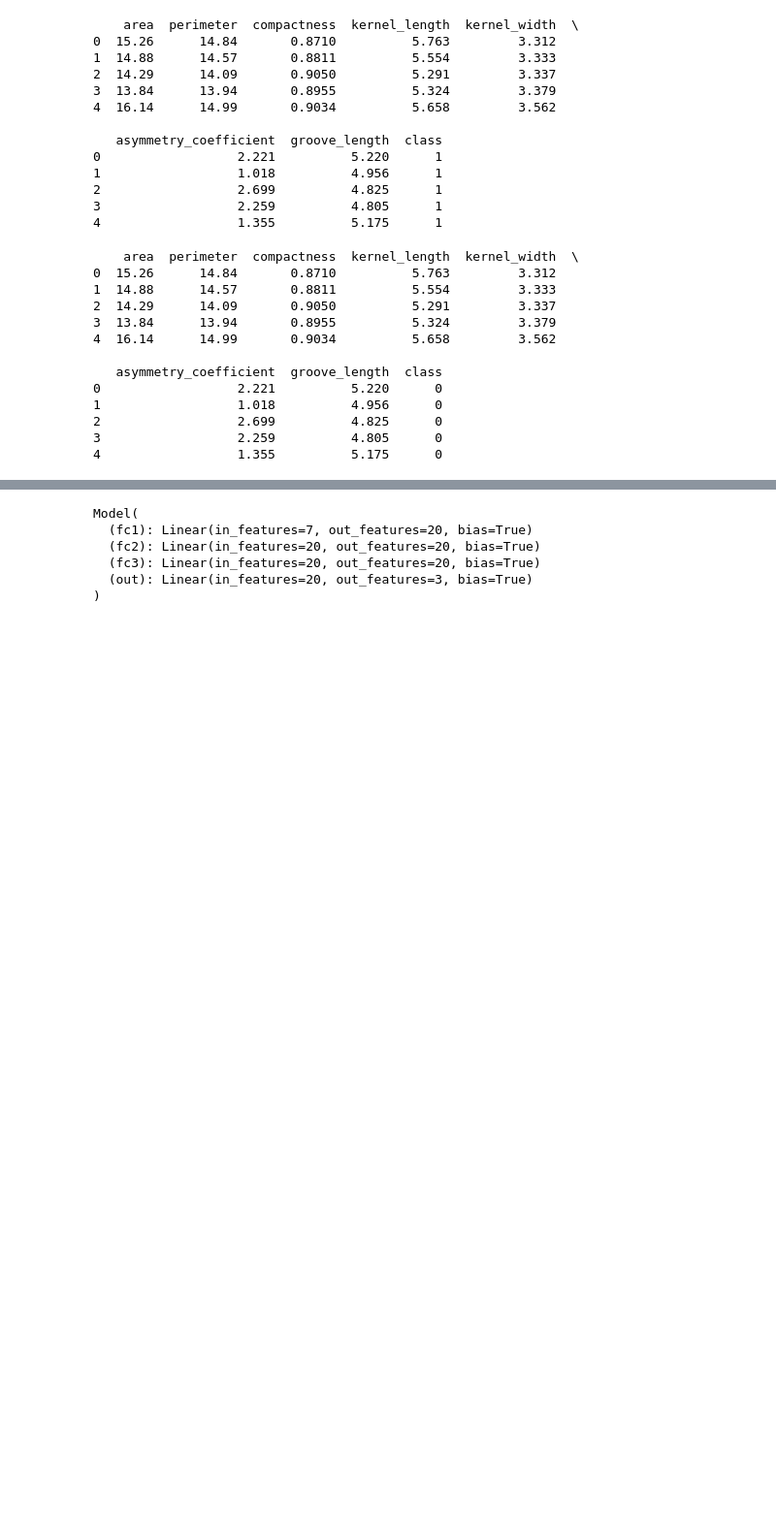
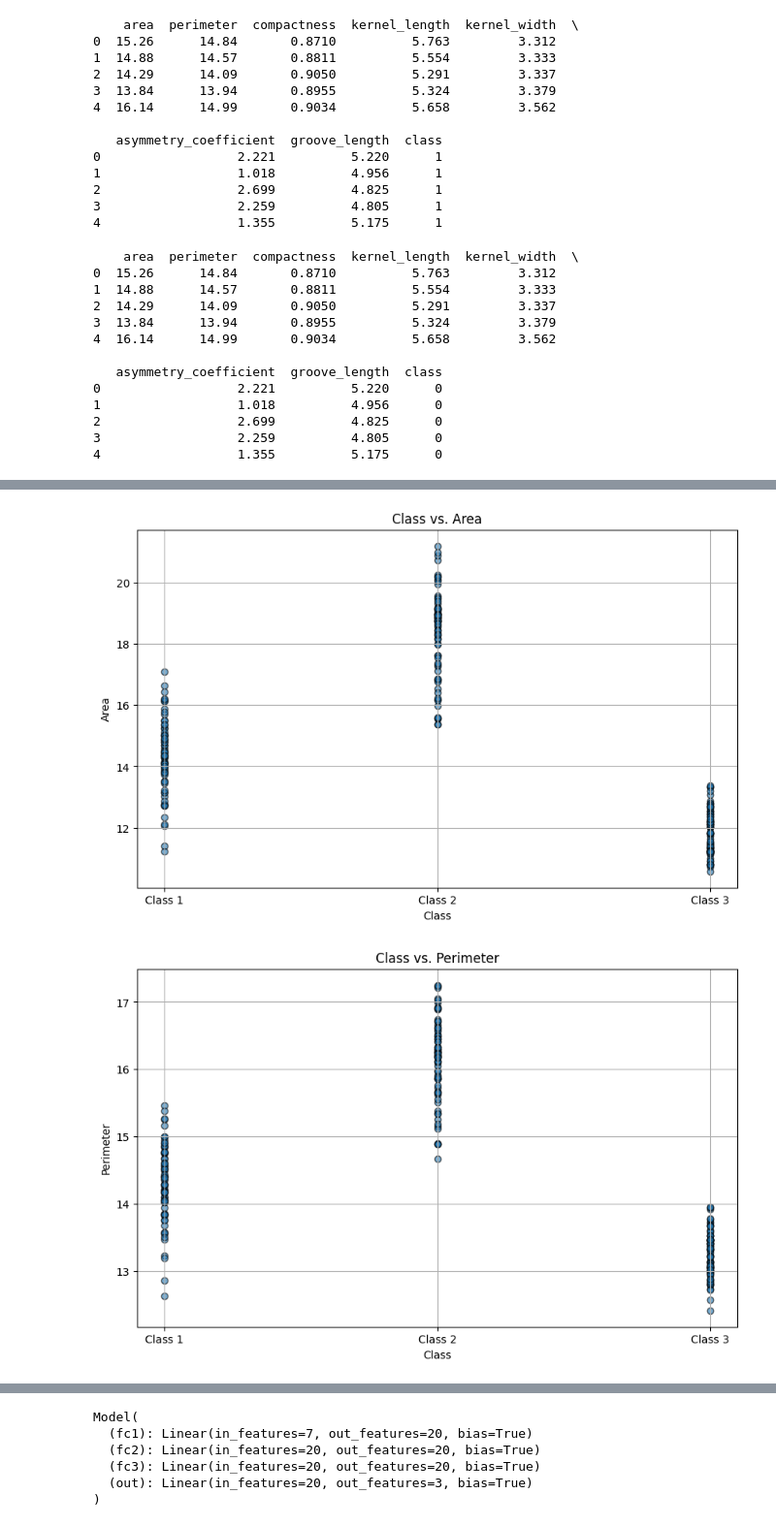
Before and after one commit to krishshhah/Iris-Neural-Network, a Jupyter notebook: Wheat_seeds_NN.ipynb, the cells around one changed output, grey strips where cells are left out. Shown: that part at 97% size. Cells and saved outputs as stored; diff of their text form; code cells hidden in the pictures; blank space fills up the shorter version.

```diff
--- a/Wheat_seeds_NN.ipynb
+++ b/Wheat_seeds_NN.ipynb
@@ -104,3 +101,27 @@ import matplotlib.pyplot as plt
+# %%
+import matplotlib.pyplot as plt
+%matplotlib inline
+
+plt.figure(figsize=(10, 6))
+plt.scatter(df['class'], df['area'], alpha=0.6, edgecolors='k')
+plt.title('Class vs. Area')
+plt.xlabel('Class')
+plt.ylabel('Area')
+plt.xticks([0, 1, 2], ['Class 1', 'Class 2', 'Class 3'])  # Adjust y-axis ticks for clarity
+plt.grid()
+plt.show()
+
+plt.figure(figsize=(10, 6))
+plt.scatter(df['class'], df['perimeter'], alpha=0.6, edgecolors='k')
+plt.title('Class vs. Perimeter')
+plt.xlabel('Class')
+plt.ylabel('Perimeter')
+plt.xticks([0, 1, 2], ['Class 1', 'Class 2', 'Class 3'])  # Adjust y-axis ticks for clarity
+plt.grid()
+plt.show()
+# %% [output]
+[figure, added]
+[figure, added]
 # %%
 #train, test, split: set features (X) and targets (y)
 X = df.drop('class', axis = 1) # selects only the targets, axis (columns)
```
Also changed, not shown: parts of 6 cells of this notebook.
